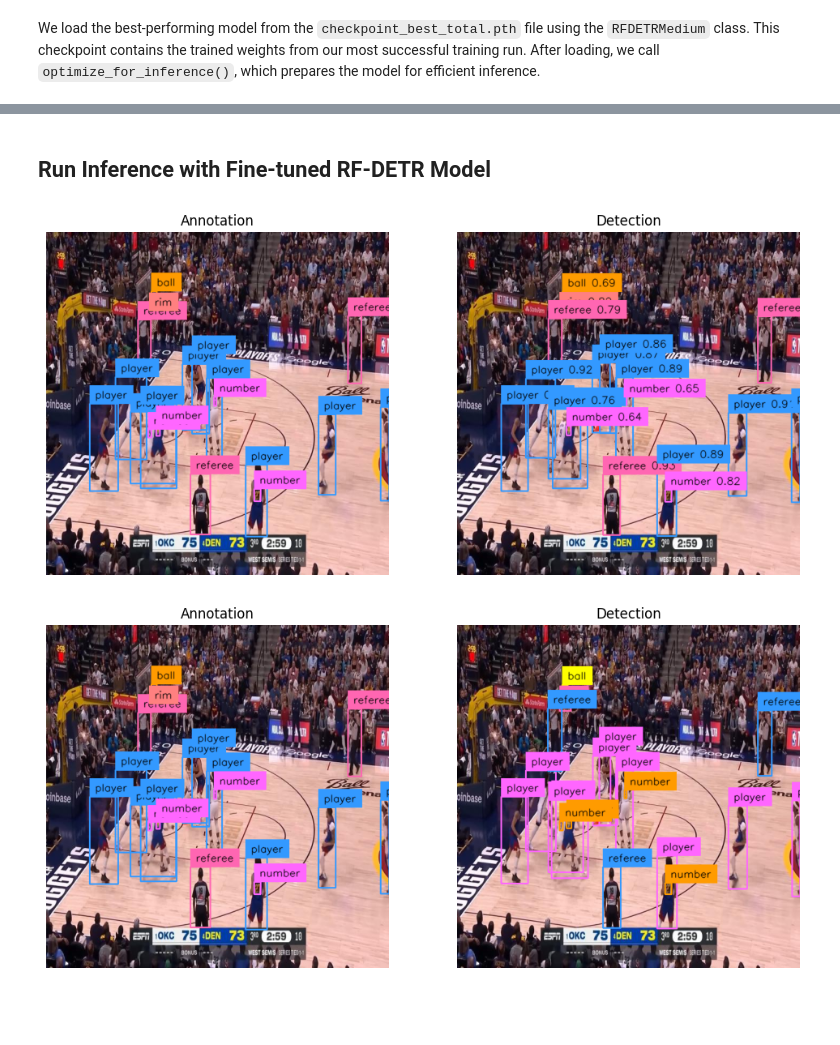
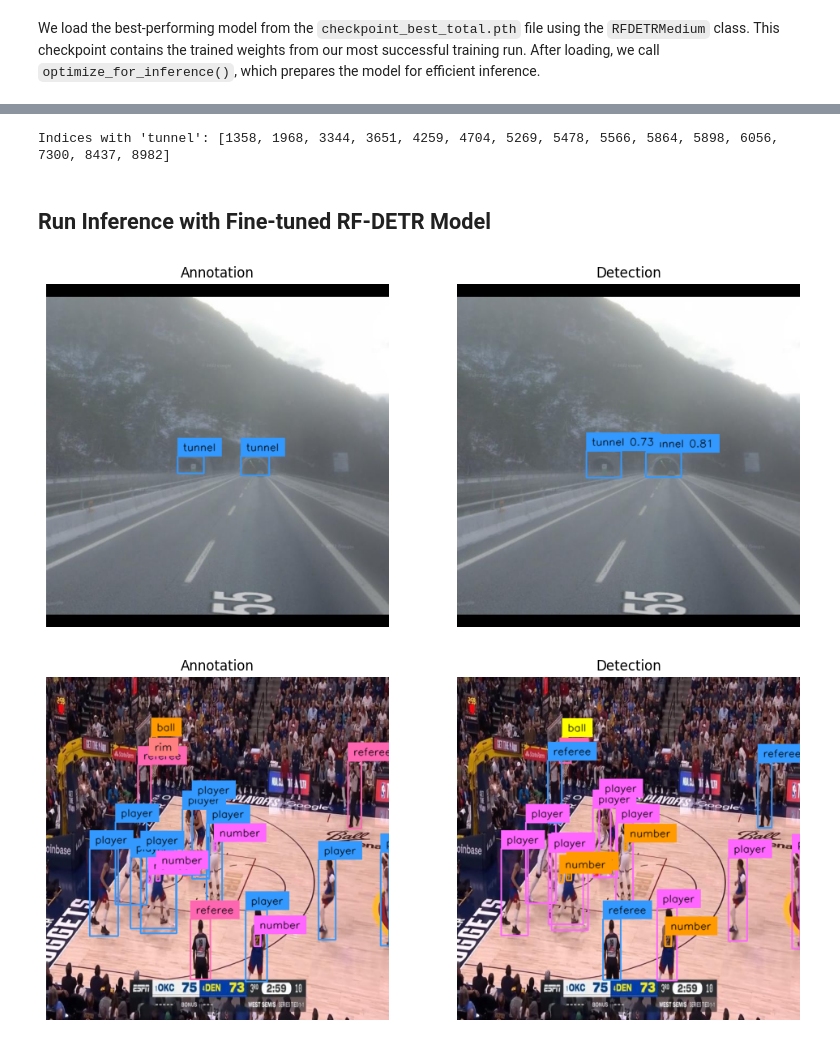
Before and after one commit to AnnaKhadisova/IAV_work, a Jupyter notebook: notebooks/how-to-finetune-rf-detr-on-detection-dataset.ipynb, the cells around one changed output, grey strips where cells are left out. Cells and saved outputs as stored; diff of their text form; code cells hidden in the pictures; blank space fills up the shorter version.

```diff
--- a/notebooks/how-to-finetune-rf-detr-on-detection-dataset.ipynb
+++ b/notebooks/how-to-finetune-rf-detr-on-detection-dataset.ipynb
@@ -314,3 +357,15 @@ Average Precision (AP) @[ IoU=0.50:0.95 | area= large | maxDets=100 ]
+# %%
+# Loop through your dataset and find where "tunnel" appears
+tunnel_indices = []
+
+for i, (path, image, annotations) in enumerate(ds):
+    class_names = [ds.classes[cid] for cid in annotations.class_id]
+    if "tunnel" in class_names:
+        tunnel_indices.append(i)
+
+print("Indices with 'tunnel':", tunnel_indices)
+# %% [output]
+Indices with 'tunnel': [1358, 1968, 3344, 3651, 4259, 4704, 5269, 5478, 5566, 5864, 5898, 6056, 7300, 8437, 8982]
 # %% [markdown]
 ## Run Inference with Fine-tuned RF-DETR Model
 # %%
@@ -318,7 +373,7 @@ from rfdetr import RFDETRBase
 import supervision as sv
 from PIL import Image
 
-path, image, annotations = ds[0]
+path, image, annotations = ds[6056]
 image = Image.open(path)
 
 detections = model.predict(image, threshold=0.5)
@@ -331,34 +386,34 @@ color = sv.ColorPalette.from_hex([
 ])
 
 bbox_annotator = sv.BoxAnnotator(color=color,thickness=thickness)
 label_annotator = sv.LabelAnnotator(
     color=color,
     text_color=sv.Color.BLACK,
     text_scale=text_scale)
 
 annotations_labels = [
     f"{ds.classes[class_id]}"
     for class_id
     in annotations.class_id
 ]
 
 detections_labels = [
     f"{ds.classes[class_id]} {confidence:.2f}"
     for class_id, confidence
     in zip(detections.class_id, detections.confidence)
 ]
 
 annotation_image = image.copy()
 annotation_image = bbox_annotator.annotate(annotation_image, annotations)
 annotation_image = label_annotator.annotate(annotation_image, annotations, annotations_labels)
 
 detections_image = image.copy()
 detections_image = bbox_annotator.annotate(detections_image, detections)
 detections_image = label_annotator.annotate(detections_image, detections, detections_labels)
 
 sv.plot_images_grid(images=[annotation_image, detections_image], grid_size=(1, 2), titles=["Annotation", "Detection"])
 # %% [output]
-[figure, old version]
+[figure, new version]
 # %%
 !pip install -q inference-gpu==0.51.7
 # %%
```
Also changed, not shown: parts of 6 cells of this notebook.
